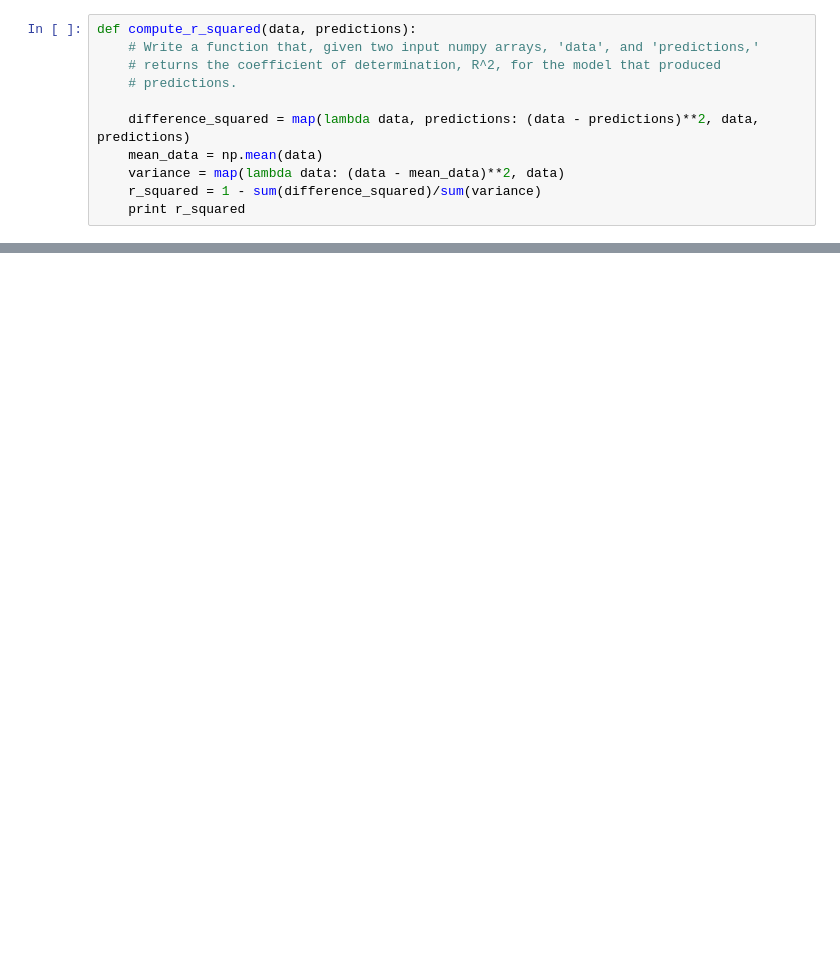
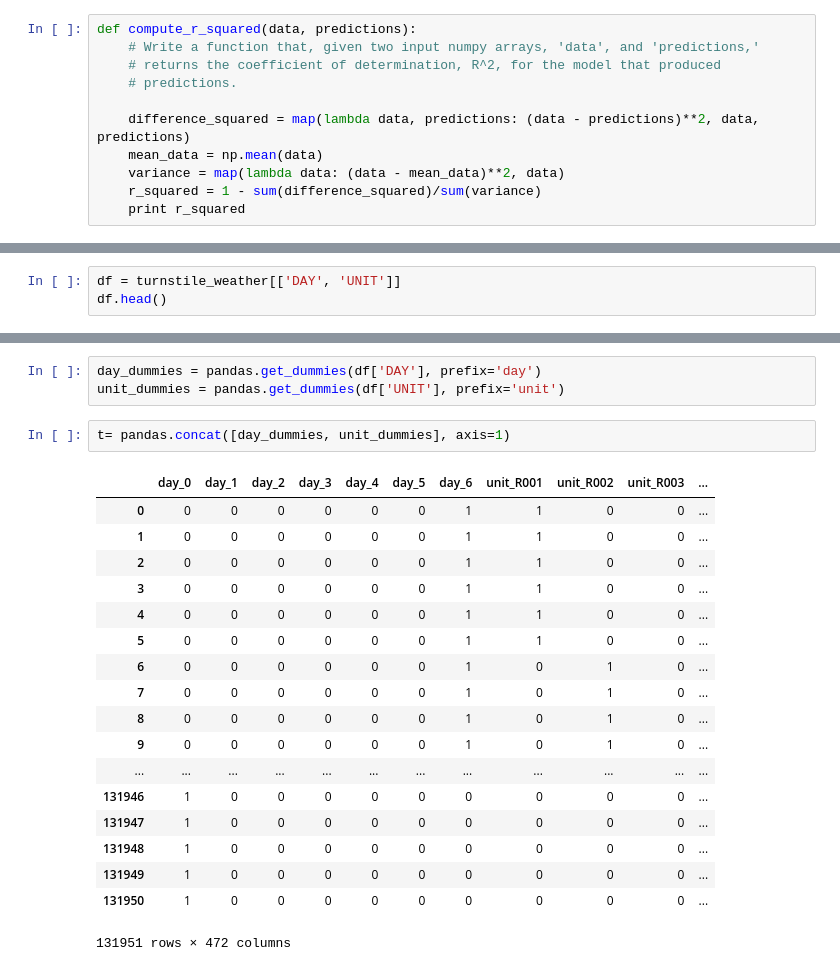
Before and after one commit to thuyquach/Analyzing-New-York-Subway-Data, a Jupyter notebook: Analyzing the NYC Subway Dataset.ipynb, the cells around one changed output, grey strips where cells are left out. Cells and saved outputs as stored; diff of their text form; blank space fills up the shorter version.

```diff
--- a/Analyzing the NYC Subway Dataset.ipynb
+++ b/Analyzing the NYC Subway Dataset.ipynb
@@ -277,0 +427,3 @@ compute_r_squared(data, predictions(turnstile_weather))
+# %%
+df = turnstile_weather[['DAY', 'UNIT']]
+df.head()
@@ -277,0 +437,24 @@ compute_r_squared(data, predictions(turnstile_weather))
+# %%
+day_dummies = pandas.get_dummies(df['DAY'], prefix='day')
+unit_dummies = pandas.get_dummies(df['UNIT'], prefix='unit')
+# %%
+t= pandas.concat([day_dummies, unit_dummies], axis=1)
+# %% [output]
+|  | day_0 | day_1 | day_2 | day_3 | day_4 | day_5 | day_6 | unit_R001 | unit_R002 | unit_R003 | ... |
+| 0 | 0 | 0 | 0 | 0 | 0 | 0 | 1 | 1 | 0 | 0 | ... |
+| 1 | 0 | 0 | 0 | 0 | 0 | 0 | 1 | 1 | 0 | 0 | ... |
+| 2 | 0 | 0 | 0 | 0 | 0 | 0 | 1 | 1 | 0 | 0 | ... |
+| 3 | 0 | 0 | 0 | 0 | 0 | 0 | 1 | 1 | 0 | 0 | ... |
+| 4 | 0 | 0 | 0 | 0 | 0 | 0 | 1 | 1 | 0 | 0 | ... |
+| 5 | 0 | 0 | 0 | 0 | 0 | 0 | 1 | 1 | 0 | 0 | ... |
+| 6 | 0 | 0 | 0 | 0 | 0 | 0 | 1 | 0 | 1 | 0 | ... |
+| 7 | 0 | 0 | 0 | 0 | 0 | 0 | 1 | 0 | 1 | 0 | ... |
+| 8 | 0 | 0 | 0 | 0 | 0 | 0 | 1 | 0 | 1 | 0 | ... |
+| 9 | 0 | 0 | 0 | 0 | 0 | 0 | 1 | 0 | 1 | 0 | ... |
+| ... | ... | ... | ... | ... | ... | ... | ... | ... | ... | ... | ... |
+| 131946 | 1 | 0 | 0 | 0 | 0 | 0 | 0 | 0 | 0 | 0 | ... |
+| 131947 | 1 | 0 | 0 | 0 | 0 | 0 | 0 | 0 | 0 | 0 | ... |
+| 131948 | 1 | 0 | 0 | 0 | 0 | 0 | 0 | 0 | 0 | 0 | ... |
+| 131949 | 1 | 0 | 0 | 0 | 0 | 0 | 0 | 0 | 0 | 0 | ... |
+| 131950 | 1 | 0 | 0 | 0 | 0 | 0 | 0 | 0 | 0 | 0 | ... |
+131951 rows × 472 columns
```
Also changed, not shown: parts of 18 cells of this notebook.
